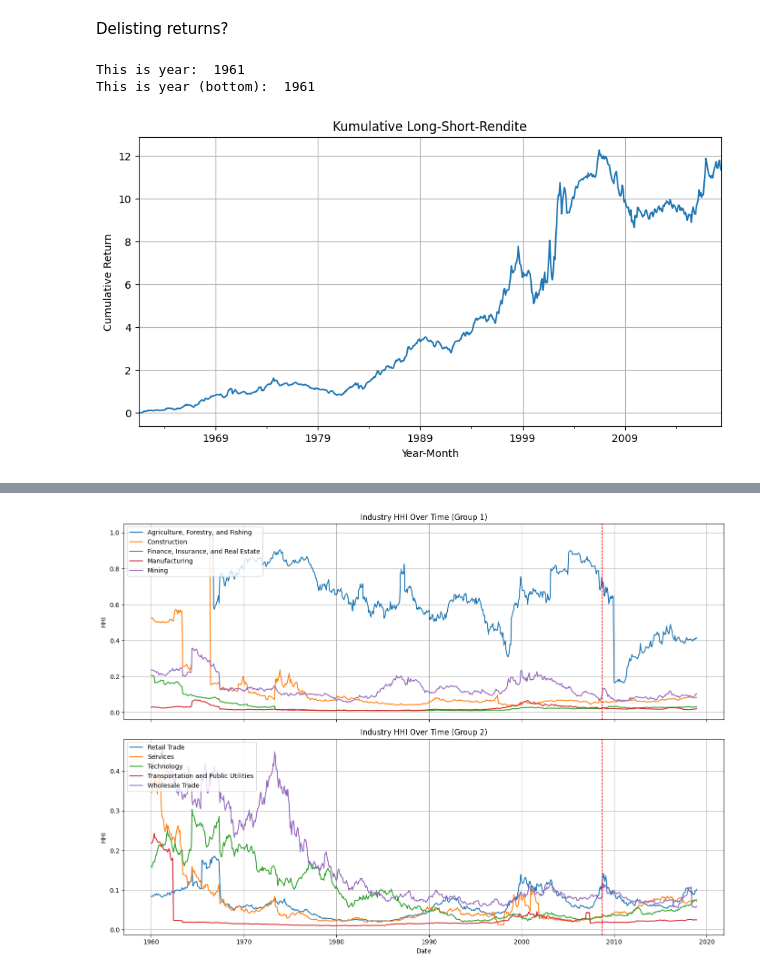
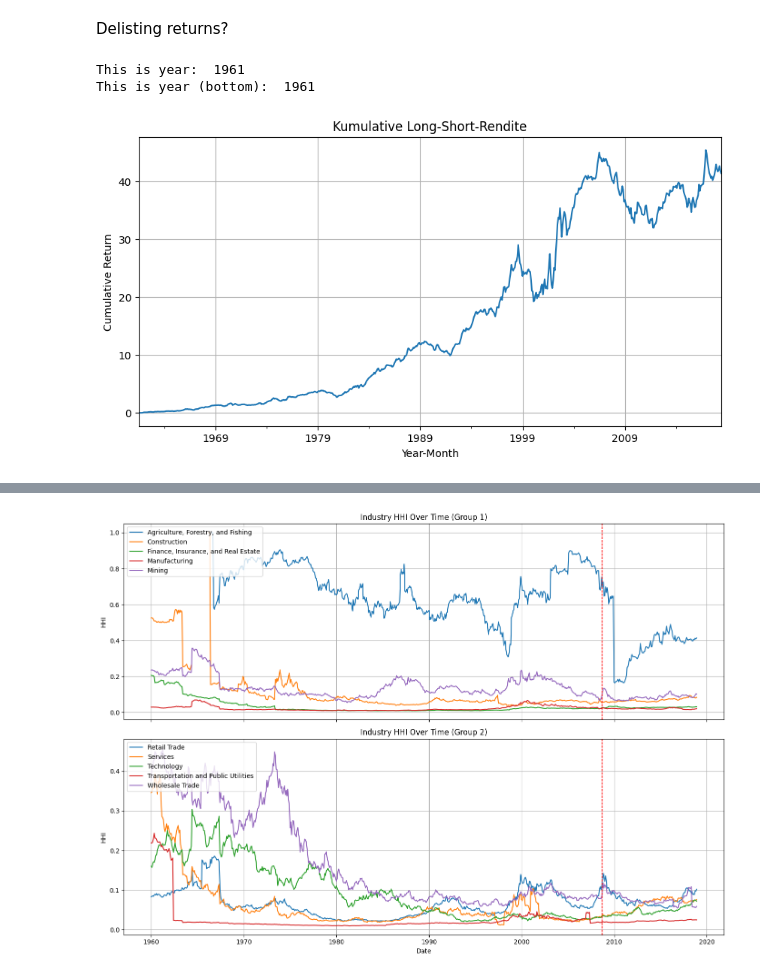
Before and after one commit to justusschenk/valueinvesting, a Jupyter notebook: Portfolio-composition.ipynb, the cells around one changed output, grey strips where cells are left out. Cells and saved outputs as stored; diff of their text form; code cells hidden in the pictures.

```diff
--- a/Portfolio-composition.ipynb
+++ b/Portfolio-composition.ipynb
@@ -329,8 +324,8 @@ returns.head()
 # %%
 #Dividends computation
 dividends = df.pivot(index="date", columns="permno", values="adj_dividend")
-#dividends.index = dividends.index.to_period("M")
-pd.to_pickle(dividends, "dividends.pkl")
+dividends.index = dividends.index.to_period("M")
+#pd.to_pickle(dividends, "dividends.pkl")
 # %%
 #Book Value computation
 
@@ -338,7 +333,7 @@ pd.to_pickle(dividends, "dividends.pkl")
 df['market_equity'] = df['adj_price'] * df['adj_shrout'] * 1000  # in dollars
 
 # Book Equity = Market Equity × (Book-to-Market)
-df['book_equity'] = abs(df['market_equity'] * df['BM'])
+df['book_equity'] = df['market_equity'] * np.exp(df['BM'])
 df.head()
 # %% [output]
 |  | permno | date | nameendt | shrcd | exchcd | siccd | ncusip | ticker | comnam | shrcls | ... | ... |
@@ -388,10 +383,11 @@ annual_log_returns.head()
 | 1963-06 | NaN | NaN | NaN | NaN | NaN | 0.360593 | NaN | NaN | NaN | NaN | ... | ... |
 5 rows × 20435 columns
 # %%
+bm = df.pivot(index="date", columns="permno", values="BM")
 bm.index = pd.to_datetime(bm.index, format="ISO8601")
-bm_dec = bm[bm.index.month == 12]
-bm_dec.index = pd.to_datetime(bm_dec.index).strftime("%Y-%m")
-bm_dec = bm_dec.abs()
+bm_dec = bm[bm.index.month == 10]
+bm_dec
+
 pd.to_pickle(bm_dec, 'bm_dec.pkl')
 # %%
 #Bookvalue Pivot
@@ -480,6 +485,16 @@ dividends_m_short_monthly = []
 price_long_monthly = []
 price_short_monthly = []
 
+stock_duration_tracker = {}  # Will track how long each stock stays in value/growth
+portfolio_compositions = {
+    'value': {},  # year: [list of permnos]
+    'growth': {}  # year: [list of permnos]
+}
+duration_results = {
+    'value': [],
+    'growth': []
+}
+
 for year in sorted(set(date.year for date in bm_dec.index)):
 
 
@@ -490,9 +505,8 @@ for year in sorted(set(date.year for date in bm_dec.index)):
     div_long_monthly = []
 
 
-
     date = pd.Timestamp(f"{year}-06")
-    date_dec = pd.Timestamp(f"{year-1}-12")
+    date_dec = pd.Timestamp(f"{year-1}-10")
     if date_dec not in bm_dec.index:
         continue
 
@@ -629,14 +643,59 @@ for year in sorted(set(date.year for date in bm_dec.index)):
         continue
 
     k = int(n * 0.3)
-    bottom_permnos = clean_row.iloc[:k].index.tolist() #Selects permnos with the lower B/M-ratios
-    top_permnos = clean_row.iloc[-k:].index.tolist() #Selects permnos with the higher B/M-ratios
+    top_permnos = clean_row.iloc[:k].index.tolist()
+    bottom_permnos = clean_row.iloc[-k:].index.tolist()
 
     top_permno_year = pd.DataFrame({"date": date, "permno": top_permnos})
     top_permno_all.append(top_permno_year)
 
     bottom_permno_year = pd.DataFrame({"date": date, "permno": bottom_permnos})
     bottom_permno_all.append(bottom_permno_year)
+
+    """
+        Track Stocks in Value/Growth Portfolio
+    """
+
+    # Store portfolio compositions for duration analysis
+    portfolio_compositions['value'][year] = top_permnos.copy()
+    portfolio_compositions['growth'][year] = bottom_permnos.copy()
+
+    # Track duration for each stock
+    for permno in top_permnos:
+        if permno not in stock_duration_tracker:
+            stock_duration_tracker[permno] = {'type': 'value', 'start_year': year, 'consecutive_years': 1}
+        else:
+            if stock_duration_tracker[permno]['type'] == 'value':
+                # Stock continues in value portfolio
+                stock_duration_tracker[permno]['consecutive_years'] += 1
+            else:
+                # Stock switched from growth to value - record previous duration and restart
+                prev_duration = stock_duration_tracker[permno]['consecutive_years']
+                duration_results[stock_duration_tracker[permno]['type']].append({
+                    'permno': permno,
+                    'duration': prev_duration,
+                    'end_year': year - 1,
+                    'start_year': stock_duration_tracker[permno]['start_year']
+                })
+                stock_duration_tracker[permno] = {'type': 'value', 'start_year': year, 'consecutive_years': 1}
+
+    for permno in bottom_permnos:
+        if permno not in stock_duration_tracker:
+            stock_duration_tracker[permno] = {'type': 'growth', 'start_year': year, 'consecutive_years': 1}
+        else:
+            if stock_duration_tracker[permno]['type'] == 'growth':
+                # Stock continues in growth portfolio
+                stock_duration_tracker[permno]['consecutive_years'] += 1
+            else:
+                # Stock switched from value to growth - record previous duration and restart
+                prev_duration = stock_duration_tracker[permno]['consecutive_years']
+                duration_results[stock_duration_tracker[permno]['type']].append({
+                    'permno': permno,
+                    'duration': prev_duration,
+                    'end_year': year - 1,
+                    'start_year': stock_duration_tracker[permno]['start_year']
+                })
+                stock_duration_tracker[permno] = {'type': 'growth', 'start_year': year, 'consecutive_years': 1}
 
 
     #Annual log-returns
@@ -740,31 +799,31 @@ for year in sorted(set(date.year for date in bm_dec.index)):
 
         avg_top = np.nanmean(top_rets)
         avg_bottom = np.nanmean(bottom_rets)
         spread = avg_top - avg_bottom
 
         long_short_returns.append((m, spread))
         long_ret.append({"date": date, "return": (top_prc/top_prc.shift(1))})
 
     dividends_long_ts.extend(div_long_monthly)
     dividends_short_ts.extend(div_short_monthly)
 
 # Convert to DataFrame and set index
 df_ls = pd.DataFrame(long_short_returns, columns=["date", "long_short_ret"])
 #df_ls['date'] = pd.to_datetime(df_ls["date"])
 df_ls.set_index("date", inplace=True)
 #df_ls.index = df_ls.index.to_period('M')
 
 # Calculate cumulative return
 df_ls['cumret'] = (1 + df_ls['long_short_ret']).cumprod() - 1
 df_ls['cumret'] = pd.to_numeric(df_ls['cumret'], errors='coerce')
 
 # Plot
 df_ls['cumret'].plot(title="Kumulative Long-Short-Rendite", figsize=(10, 5))
 plt.ylabel("Cumulative Return")
 plt.xlabel("Year-Month")
 plt.grid(True)
 plt.show()
 # %% [output]
 This is year:  1961
 This is year (bottom):  1961
-[figure, old version]
+[figure, new version]
```
Also changed, not shown: parts of 21 cells of this notebook, 25 other files.
